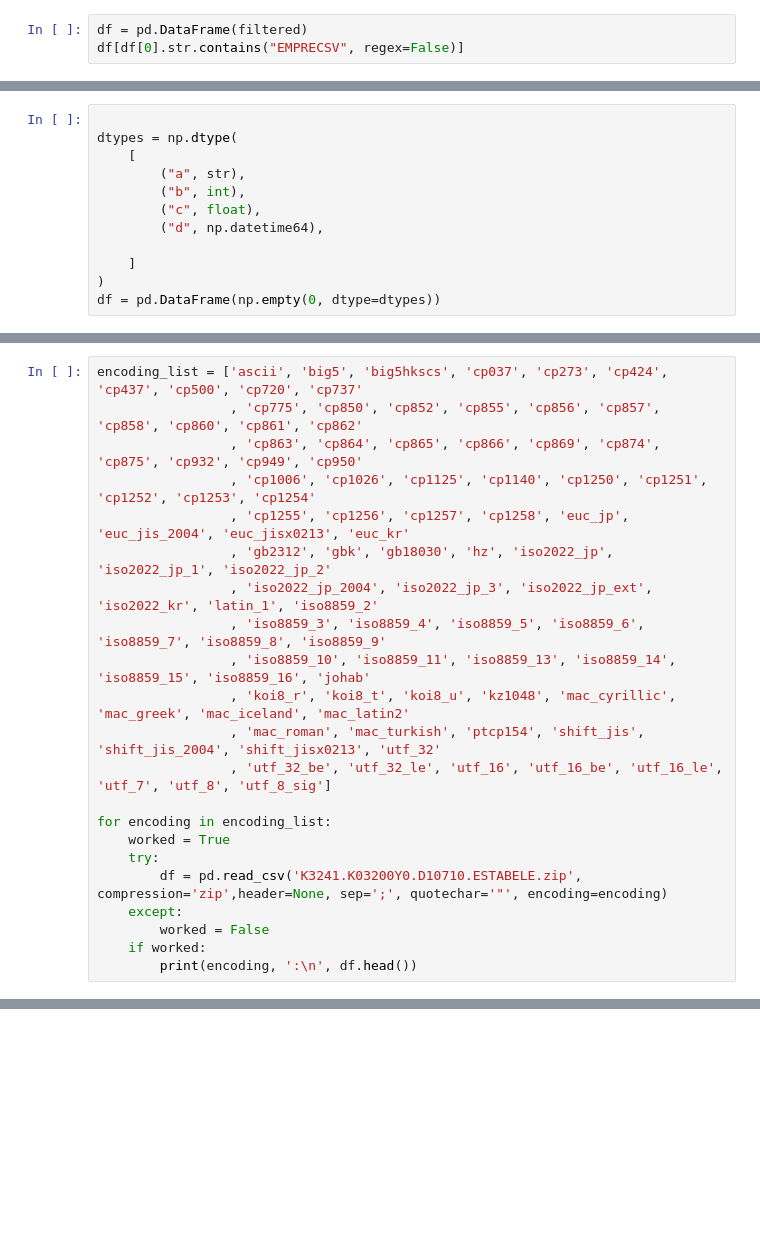
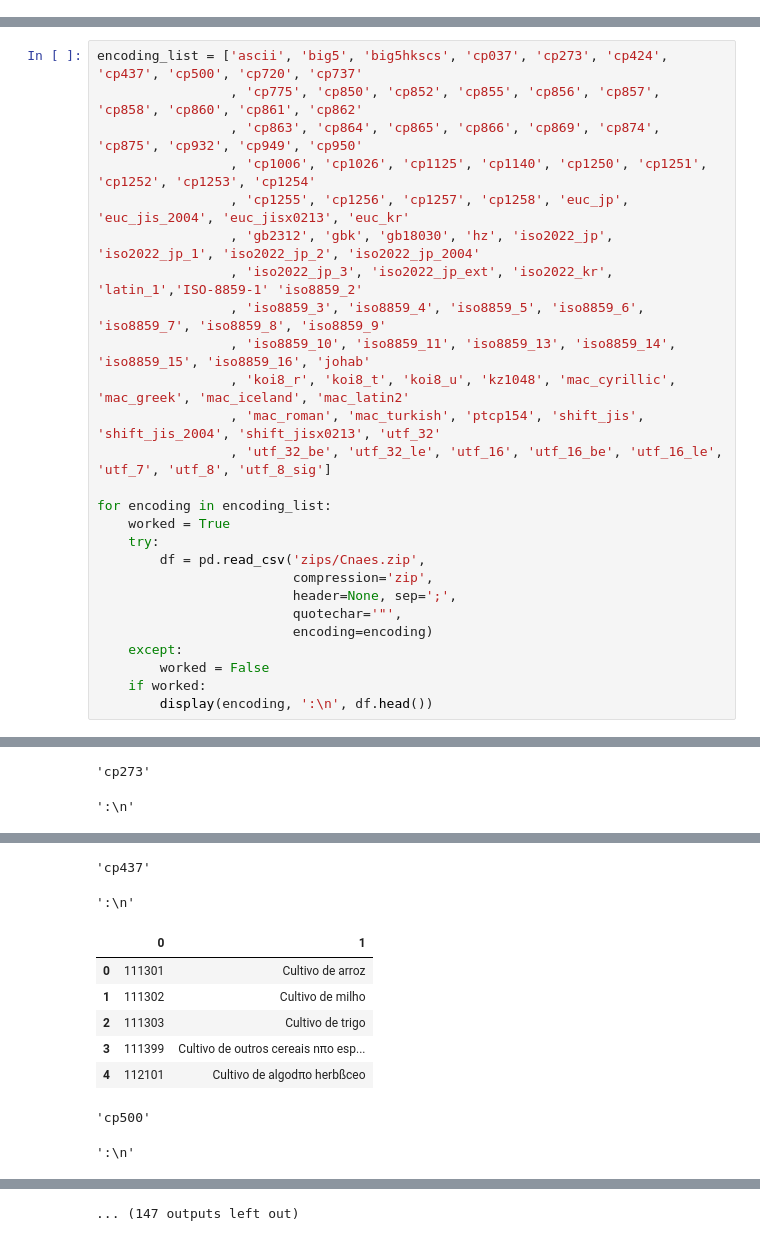
Before and after one commit to vilquer/CNPJ-RFB, a Jupyter notebook: Downloads.ipynb, the cells around one changed output, grey strips where cells are left out. Cells and saved outputs as stored; diff of their text form; blank space fills up the shorter version.

```diff
--- a/Downloads.ipynb
+++ b/Downloads.ipynb
@@ -491,3 +227,0 @@ back
-# %%
-df = pd.DataFrame(filtered)
-df[df[0].str.contains("EMPRECSV", regex=False)]
@@ -606,12 +227,0 @@ CREATE TABLE IF NOT EXISTS SOCIOS (
-# %%
-
-dtypes = np.dtype(
-    [
-        ("a", str),
-        ("b", int),
-        ("c", float),
-        ("d", np.datetime64),
-
-    ]
-)
-df = pd.DataFrame(np.empty(0, dtype=dtypes))
@@ -621,8 +233,8 @@ encoding_list = ['ascii', 'big5', 'big5hkscs', 'cp037', 'cp273', 'cp424', 'cp437
                  , 'cp863', 'cp864', 'cp865', 'cp866', 'cp869', 'cp874', 'cp875', 'cp932', 'cp949', 'cp950'
                  , 'cp1006', 'cp1026', 'cp1125', 'cp1140', 'cp1250', 'cp1251', 'cp1252', 'cp1253', 'cp1254'
                  , 'cp1255', 'cp1256', 'cp1257', 'cp1258', 'euc_jp', 'euc_jis_2004', 'euc_jisx0213', 'euc_kr'
-                 , 'gb2312', 'gbk', 'gb18030', 'hz', 'iso2022_jp', 'iso2022_jp_1', 'iso2022_jp_2'
-                 , 'iso2022_jp_2004', 'iso2022_jp_3', 'iso2022_jp_ext', 'iso2022_kr', 'latin_1', 'iso8859_2'
+                 , 'gb2312', 'gbk', 'gb18030', 'hz', 'iso2022_jp', 'iso2022_jp_1', 'iso2022_jp_2', 'iso2022_jp_2004'
+                 , 'iso2022_jp_3', 'iso2022_jp_ext', 'iso2022_kr', 'latin_1','ISO-8859-1' 'iso8859_2'
                  , 'iso8859_3', 'iso8859_4', 'iso8859_5', 'iso8859_6', 'iso8859_7', 'iso8859_8', 'iso8859_9'
                  , 'iso8859_10', 'iso8859_11', 'iso8859_13', 'iso8859_14', 'iso8859_15', 'iso8859_16', 'johab'
                  , 'koi8_r', 'koi8_t', 'koi8_u', 'kz1048', 'mac_cyrillic', 'mac_greek', 'mac_iceland', 'mac_latin2'
@@ -632,8 +244,13 @@ encoding_list = ['ascii', 'big5', 'big5hkscs', 'cp037', 'cp273', 'cp424', 'cp437
 for encoding in encoding_list:
     worked = True
     try:
-        df = pd.read_csv('K3241.K03200Y0.D10710.ESTABELE.zip', compression='zip',header=None, sep=';', quotechar='"', encoding=encoding)
+        df = pd.read_csv('zips/Cnaes.zip',
+                         compression='zip',
+                         header=None, sep=';',
+                         quotechar='"',
+                         encoding=encoding)
     except:
         worked = False
     if worked:
-        print(encoding, ':\n', df.head())
+        display(encoding, ':\n', df.head())
+# %% [output]
@@ -639,0 +261,2 @@ for encoding in encoding_list:
+'cp273'
+':\n'
@@ -639,0 +265,10 @@ for encoding in encoding_list:
+'cp437'
+':\n'
+|  | 0 | 1 |
+| 0 | 111301 | Cultivo de arroz |
+| 1 | 111302 | Cultivo de milho |
+| 2 | 111303 | Cultivo de trigo |
+| 3 | 111399 | Cultivo de outros cereais nπo esp... |
+| 4 | 112101 | Cultivo de algodπo herbßceo |
+'cp500'
+':\n'
@@ -639,0 +277 @@ for encoding in encoding_list:
+... (147 outputs left out)
```
Also changed, not shown: parts of 64 cells of this notebook, 5 other files.
